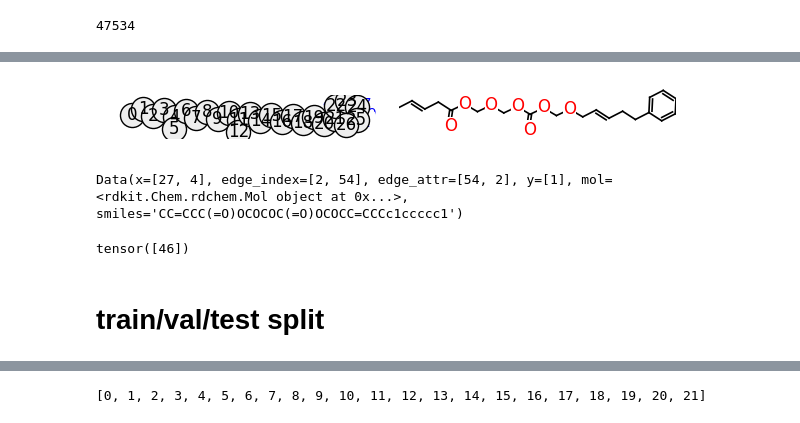
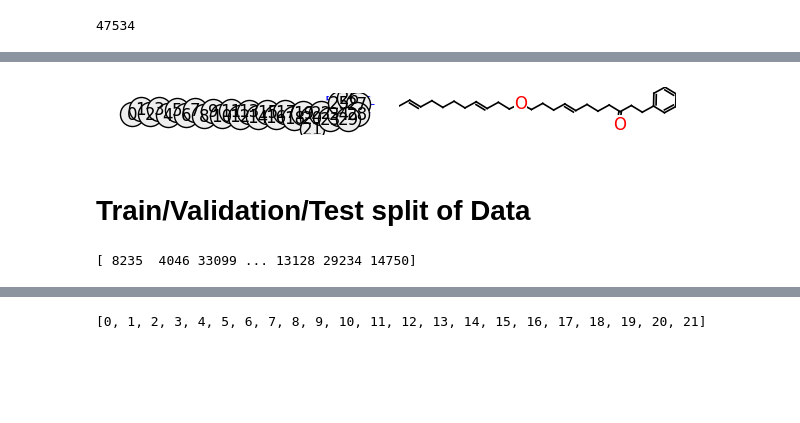
Before and after one commit to EmicoBinsfinder/GNN_Viscosity_Prediction, a Jupyter notebook: DynamicViscosityPredictions.ipynb, the cells around one changed output, grey strips where cells are left out. Cells and saved outputs as stored; diff of their text form; code cells hidden in the pictures; blank space fills up the shorter version.

```diff
--- a/DynamicViscosityPredictions.ipynb
+++ b/DynamicViscosityPredictions.ipynb
@@ -158,8 +161,7 @@ len(df)
 df = pd.read_csv('input.csv', index_col=0)
 
 #Selecting random entry from Dataset
-smi = df['smiles'][9314]
+smi = df['smiles'][9311]
 
 #Constructs a molecule object from a given SMILES string
 mol = Chem.MolFromSmiles(smi)
-print(type(mol))
@@ -249,8 +271,8 @@ def smi_to_pyg(smi, y):
 # %%
 class MyDataset(Dataset):
-  def __init__(self, smiles, response):
+  def __init__(self, smiles, target):
     mols = [smi_to_pyg(smi, y) for smi, y in \
-            tqdm(zip(smiles, response), total=len(smiles))]
+            tqdm(zip(smiles, target), total=len(smiles))] #track progress
     self.X = [m for m in mols if m]
 
   def __getitem__(self, idx):
@@ -262,28 +285,29 @@ class MyDataset(Dataset):
 base_dataset = MyDataset(df['smiles'], df['VI'])
 # %%
-g = base_dataset[820]
-plot_mol_graph(g, figsize=(6, 3), edge_label=True)
+#Plot a random molecule from
+Graph = base_dataset[random.randint(0, len(base_dataset))]
+plot_mol_graph(Graph, figsize=(6, 3), edge_label=True)
 # %% [output]
-[figure, old version]
+[figure, new version]
-# %%
-g
-# %% [output]
-Data(x=[27, 4], edge_index=[2, 54], edge_attr=[54, 2], y=[1], mol=<rdkit.Chem.rdchem.Mol object at 0x...>, smiles='CC=CCC(=O)OCOCOC(=O)OCOCC=CCCc1ccccc1')
-# %%
-g.y
-# %% [output]
-tensor([46])
-# %% [markdown]
-# train/val/test split
+# %% [markdown]
+# Train/Validation/Test split of Data
 # %%
+#Splitting into Train/Test/Validation sets using 80:10:10 split
+
 N = len(base_dataset)
 M = N // 10
 
 indices = np.random.permutation(range(N))
+print(indices)
+
+#Generating indices for use with Pytorch Subset generator (instead of sklearn's
+#train_test_split)
 
 idx = {'train': indices[:8*M],
       'valid': indices[8*M:9*M],
       'test': indices[9*M:]}
 
 modes = ['train', 'valid', 'test']
+# %% [output]
+[ 8235  4046 33099 ... 13128 29234 14750]
 # %%
```
Also changed, not shown: parts of 42 cells of this notebook.
